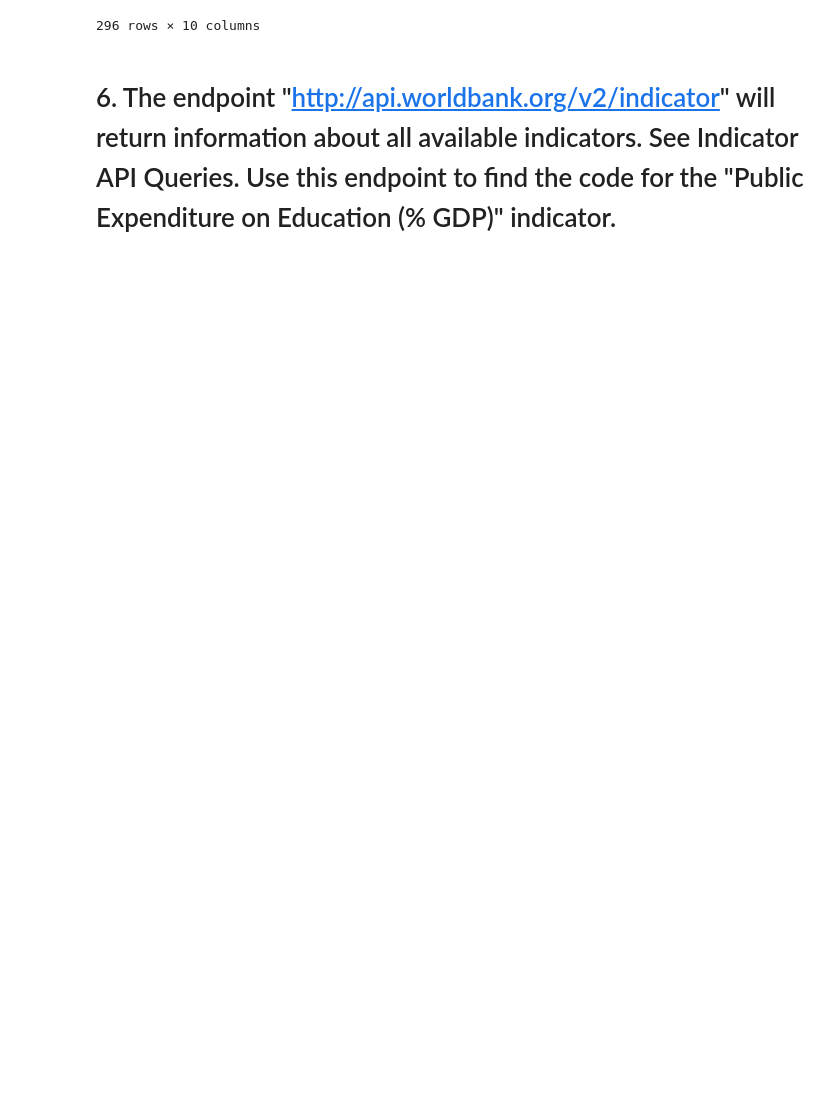
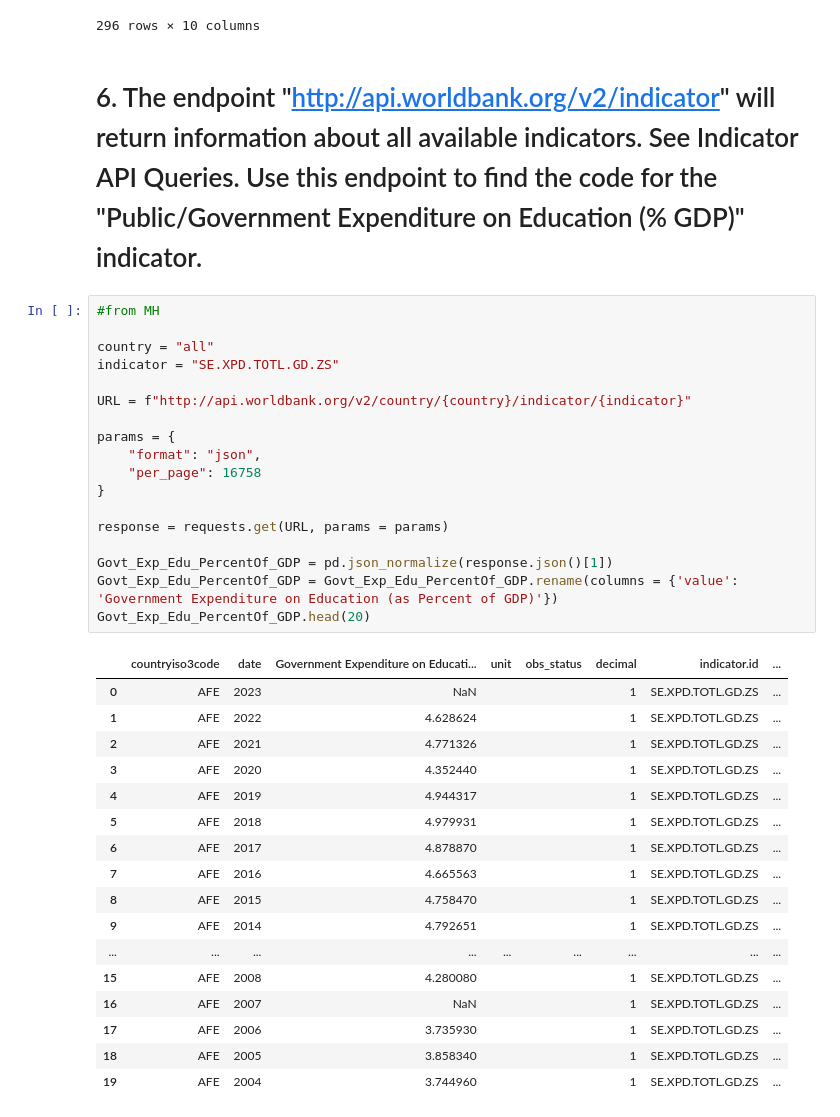
Before and after one commit to nss-data-science-cohort-8/api-exercise-MultidisciplinaryDeepDives, a Jupyter notebook: notebooks/APIs_in_python_UN_World_Bank_DS8.ipynb, the cells around one changed output. Drawn from its saved outputs; the diff is of its cells as text; blank space fills up the shorter version.

```diff
--- a/notebooks/APIs_in_python_UN_World_Bank_DS8.ipynb
+++ b/notebooks/APIs_in_python_UN_World_Bank_DS8.ipynb
@@ -525,4 +525,40 @@ get_all_data(endpoint = 'http://api.worldbank.org/v2/country/')
 | 295 | ZWE | ZW | Zimbabwe | {'id': 'SSF', 'iso2code': 'ZG', '... | {'id': 'SSA', 'iso2code': 'ZF', '... | {'id': 'LMC', 'iso2code': 'XN', '... | {'id': 'IDB', 'iso2code': 'XH', '... | Harare | 31.0672 | ... |
 296 rows × 10 columns
 # %% [markdown]
-# 6. The endpoint "http://api.worldbank.org/v2/indicator" will return information about all available indicators. See Indicator API Queries. Use this endpoint to find the code for the "Public Expenditure on Education (% GDP)" indicator.
+# 6. The endpoint "http://api.worldbank.org/v2/indicator" will return information about all available indicators. See Indicator API Queries. Use this endpoint to find the code for the "Public/Government Expenditure on Education (% GDP)" indicator.
+# %%
+#from MH
+
+country = "all"
+indicator = "SE.XPD.TOTL.GD.ZS"
+
+URL = f"http://api.worldbank.org/v2/country/{country}/indicator/{indicator}"
+
+params = {
+    "format": "json",
+    "per_page": 16758
+}
+
+response = requests.get(URL, params = params)
+
+Govt_Exp_Edu_PercentOf_GDP = pd.json_normalize(response.json()[1])
+Govt_Exp_Edu_PercentOf_GDP = Govt_Exp_Edu_PercentOf_GDP.rename(columns = {'value': 'Government Expenditure on Education (as Percent of GDP)'})
+Govt_Exp_Edu_PercentOf_GDP.head(20)
+# %% [output]
+|  | countryiso3code | date | Government Expenditure on Educati... | unit | obs_status | decimal | indicator.id | ... |
+| 0 | AFE | 2023 | NaN |  |  | 1 | SE.XPD.TOTL.GD.ZS | ... |
+| 1 | AFE | 2022 | 4.628624 |  |  | 1 | SE.XPD.TOTL.GD.ZS | ... |
+| 2 | AFE | 2021 | 4.771326 |  |  | 1 | SE.XPD.TOTL.GD.ZS | ... |
+| 3 | AFE | 2020 | 4.352440 |  |  | 1 | SE.XPD.TOTL.GD.ZS | ... |
+| 4 | AFE | 2019 | 4.944317 |  |  | 1 | SE.XPD.TOTL.GD.ZS | ... |
+| 5 | AFE | 2018 | 4.979931 |  |  | 1 | SE.XPD.TOTL.GD.ZS | ... |
+| 6 | AFE | 2017 | 4.878870 |  |  | 1 | SE.XPD.TOTL.GD.ZS | ... |
+| 7 | AFE | 2016 | 4.665563 |  |  | 1 | SE.XPD.TOTL.GD.ZS | ... |
+| 8 | AFE | 2015 | 4.758470 |  |  | 1 | SE.XPD.TOTL.GD.ZS | ... |
+| 9 | AFE | 2014 | 4.792651 |  |  | 1 | SE.XPD.TOTL.GD.ZS | ... |
+| ... | ... | ... | ... | ... | ... | ... | ... | ... |
+| 15 | AFE | 2008 | 4.280080 |  |  | 1 | SE.XPD.TOTL.GD.ZS | ... |
+| 16 | AFE | 2007 | NaN |  |  | 1 | SE.XPD.TOTL.GD.ZS | ... |
+| 17 | AFE | 2006 | 3.735930 |  |  | 1 | SE.XPD.TOTL.GD.ZS | ... |
+| 18 | AFE | 2005 | 3.858340 |  |  | 1 | SE.XPD.TOTL.GD.ZS | ... |
+| 19 | AFE | 2004 | 3.744960 |  |  | 1 | SE.XPD.TOTL.GD.ZS | ... |
```
Also changed, not shown: parts of 1 cell of this notebook.
